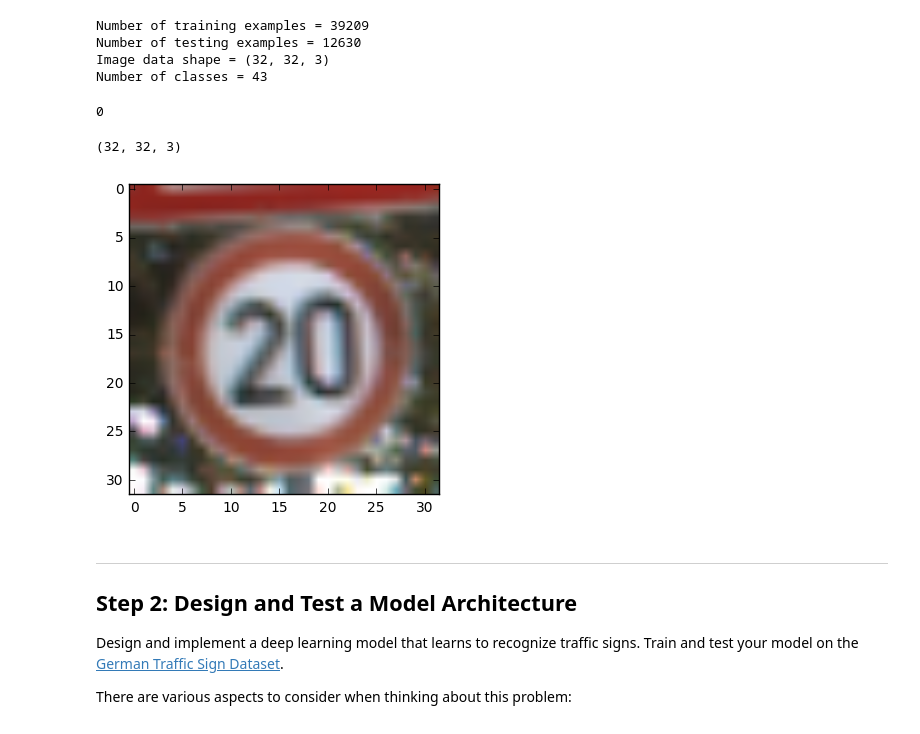
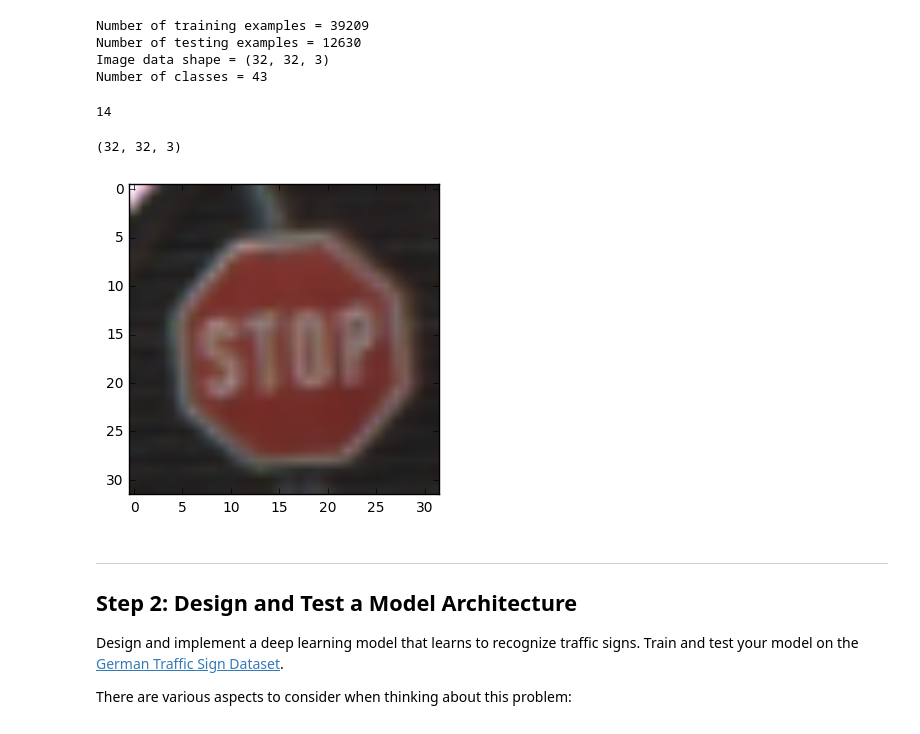
Before and after one commit to vshalaev/traffic-signs, a Jupyter notebook: Traffic_Signs_Recognition.ipynb, the cells around one changed output. Cells and saved outputs as stored; diff of their text form; code cells hidden in the pictures.

```diff
--- a/Traffic_Signs_Recognition.ipynb
+++ b/Traffic_Signs_Recognition.ipynb
@@ -72,17 +72,14 @@ Number of classes = 43
 # %%
 ### Data exploration visualization goes here.
 ### Feel free to use as many code cells as needed.
-plt.imshow(X_train[58,:,:,:])
-print(y_train[58])
+plt.imshow(X_train[23000])
+print(y_train[23000])
 
 X_train[58].shape
-
-#print (X_train[59])
-#print (X_train[58])
 # %% [output]
-0
+14
 (32, 32, 3)
-[figure, old version]
+[figure, new version]
 # %% [markdown]
 ----
 
```
Also changed, not shown: parts of 33 cells of this notebook, 5 other files.
